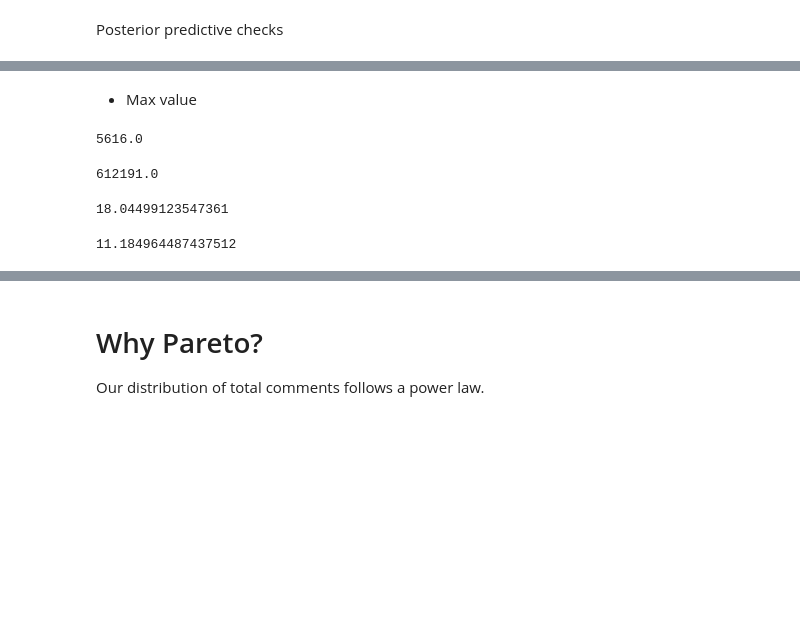
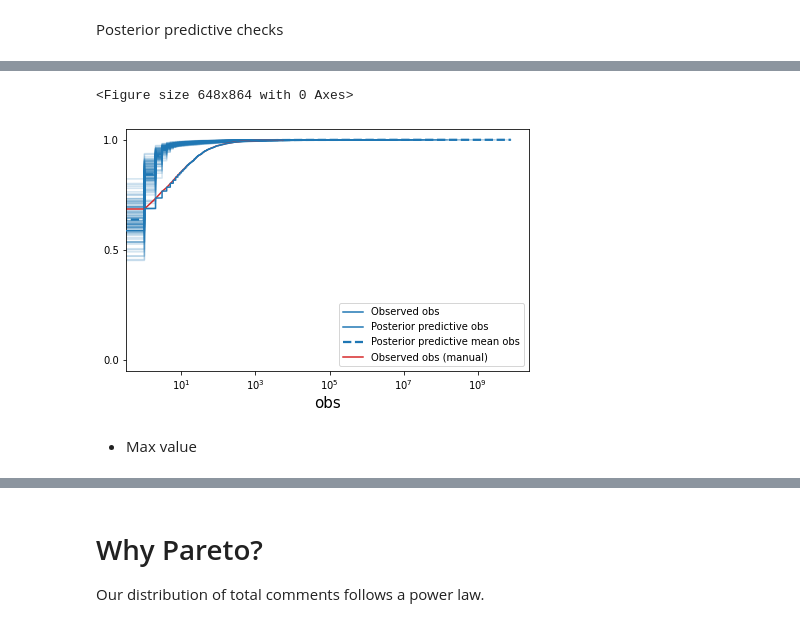
Before and after one commit to ageil/Probabilistic-Programming, a Jupyter notebook: model/CompleteModel.ipynb, the cells around one changed output, grey strips where cells are left out. Drawn from its saved outputs; the diff is of its cells as text; code cells hidden in the pictures; blank space fills up the shorter version.

```diff
--- a/model/CompleteModel.ipynb
+++ b/model/CompleteModel.ipynb
@@ -325,18 +218,7 @@ plt.show()
+# %%
+plot_pp_cdf(inf_data, y)
+# %% [output]
+<Figure size 648x864 with 0 Axes>
+[figure, added]
 # %% [markdown]
 - Max value
-# %%
-np.max(y_train)
-# %% [output]
-5616.0
-# %%
-np.max(svi_samples['obs'])
-# %% [output]
-612191.0
-# %%
-np.mean(y_train)
-# %% [output]
-18.04499123547361
-# %%
-np.mean(svi_samples['obs'])
-# %% [output]
-11.184964487437512
```
Also changed, not shown: parts of 44 cells of this notebook, 3 other files.
